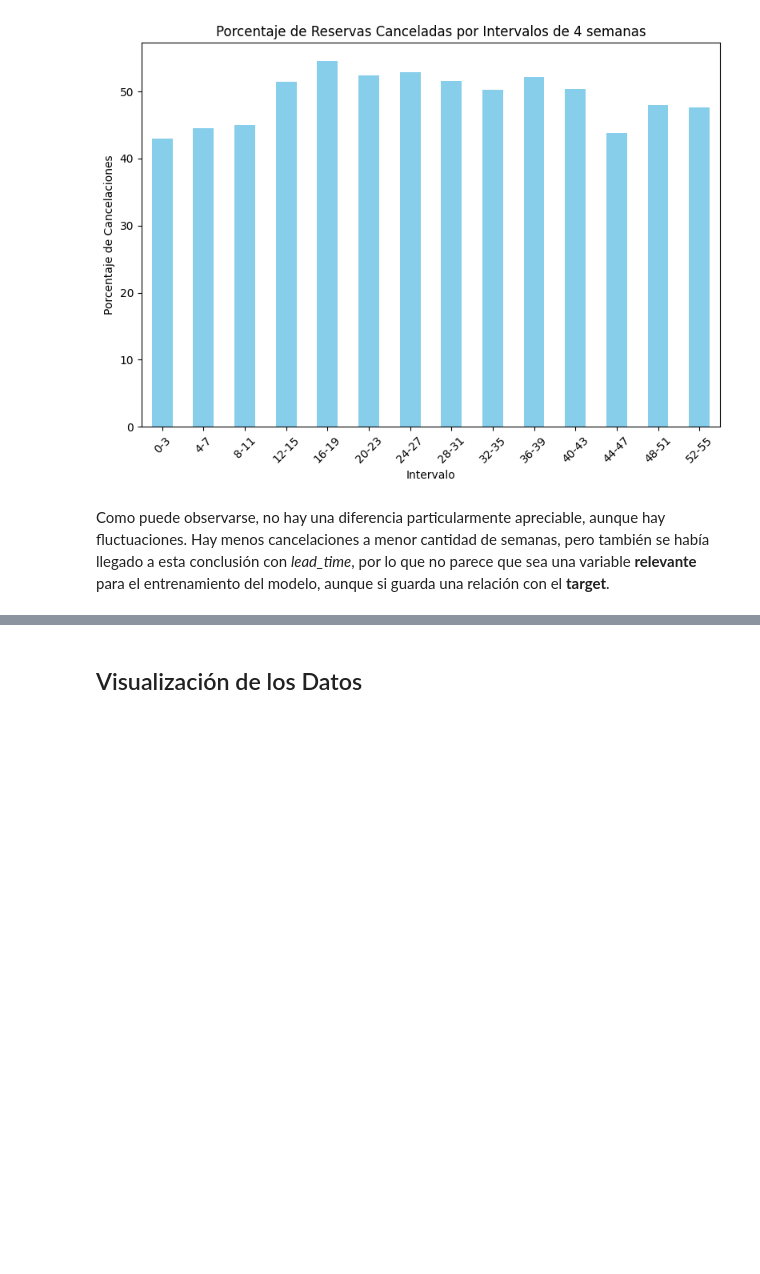
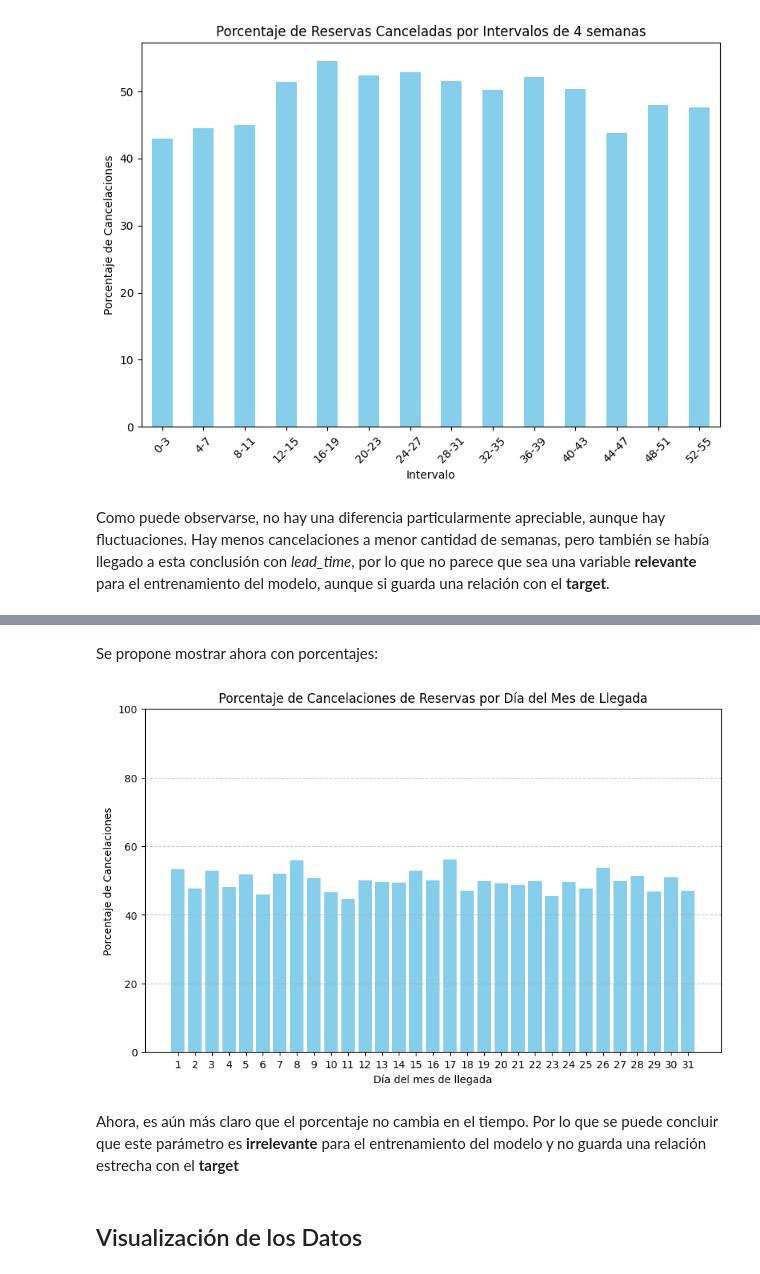
Before and after one commit to InspectorDave/OrgaDeDatos-TPs, a Jupyter notebook: 7506R_TP1_GRUPO11_CHP1_ENTREGA.ipynb, the cells around one changed output, grey strips where cells are left out. Saved outputs shown, nothing was run; the diff lists cells and outputs as text; code cells hidden in the pictures; blank space fills up the shorter version.

```diff
--- a/7506R_TP1_GRUPO11_CHP1_ENTREGA.ipynb
+++ b/7506R_TP1_GRUPO11_CHP1_ENTREGA.ipynb
@@ -472,3 +522,25 @@ Como puede observarse, no hay una diferencia particularmente apreciable, aunque
+# %% [markdown]
+Se propone mostrar ahora con porcentajes:
+# %%
+total_reservations_by_day = hotels_df['arrival_date_day_of_month'].value_counts().sort_index()
+cancelled_reservations = hotels_df[hotels_df['is_canceled'] == 1]
+cancelations_by_day = cancelled_reservations['arrival_date_day_of_month'].value_counts().sort_index()
+
+percentages = (cancelations_by_day / total_reservations_by_day) * 100
+
+plt.figure(figsize=(10, 6))
+plt.bar(percentages.index, percentages.values, color='skyblue')
+plt.xlabel('Día del mes de llegada')
+plt.ylabel('Porcentaje de Cancelaciones')
+plt.title('Porcentaje de Cancelaciones de Reservas por Día del Mes de Llegada')
+plt.xticks(range(1, 32))
+plt.ylim(0, 100)
+plt.grid(axis='y', linestyle='--', alpha=0.7)
+plt.show()
+# %% [output]
+[figure, added]
+# %% [markdown]
+Ahora, es aún más claro que el porcentaje no cambia en el tiempo. Por lo que se puede concluir que este parámetro es **irrelevante** para el entrenamiento del modelo y no guarda una relación estrecha con el **target**
 # %% [markdown]
 ## Visualización de los Datos
 # %% [markdown]
```
Also changed, not shown: parts of 7 cells of this notebook.
